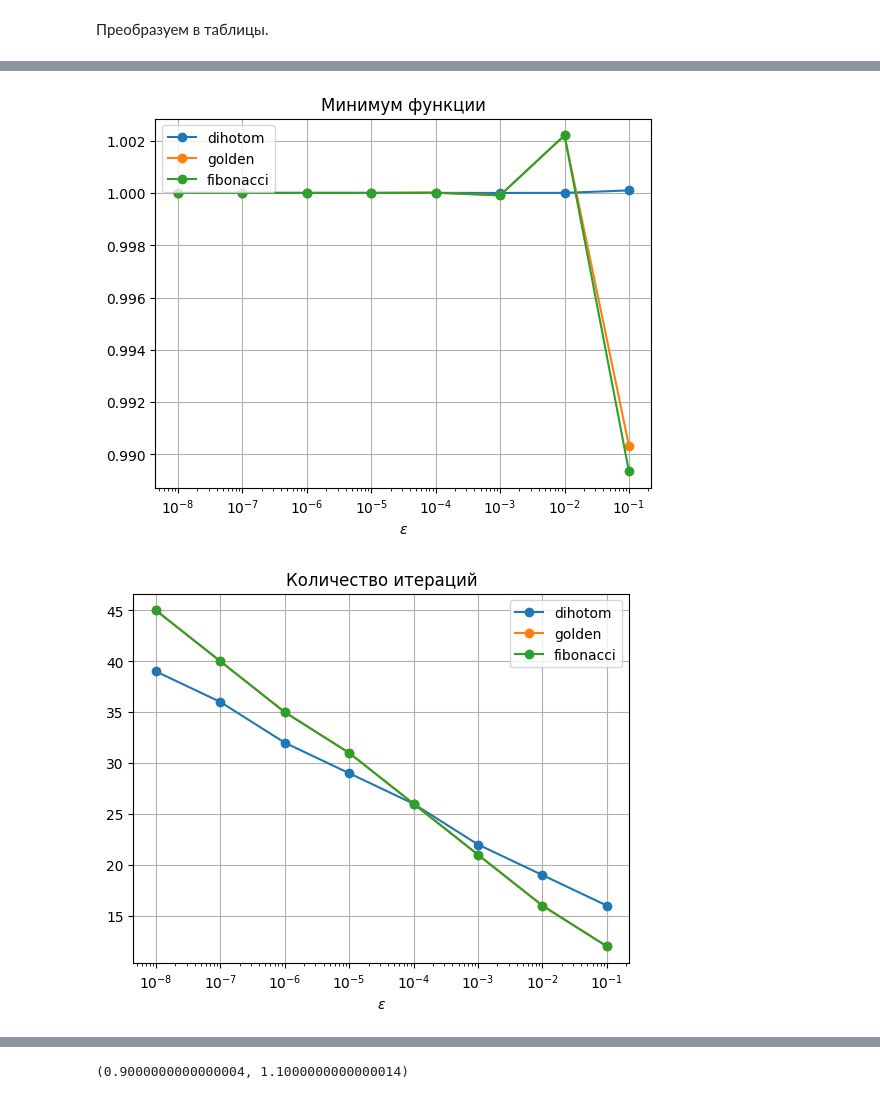
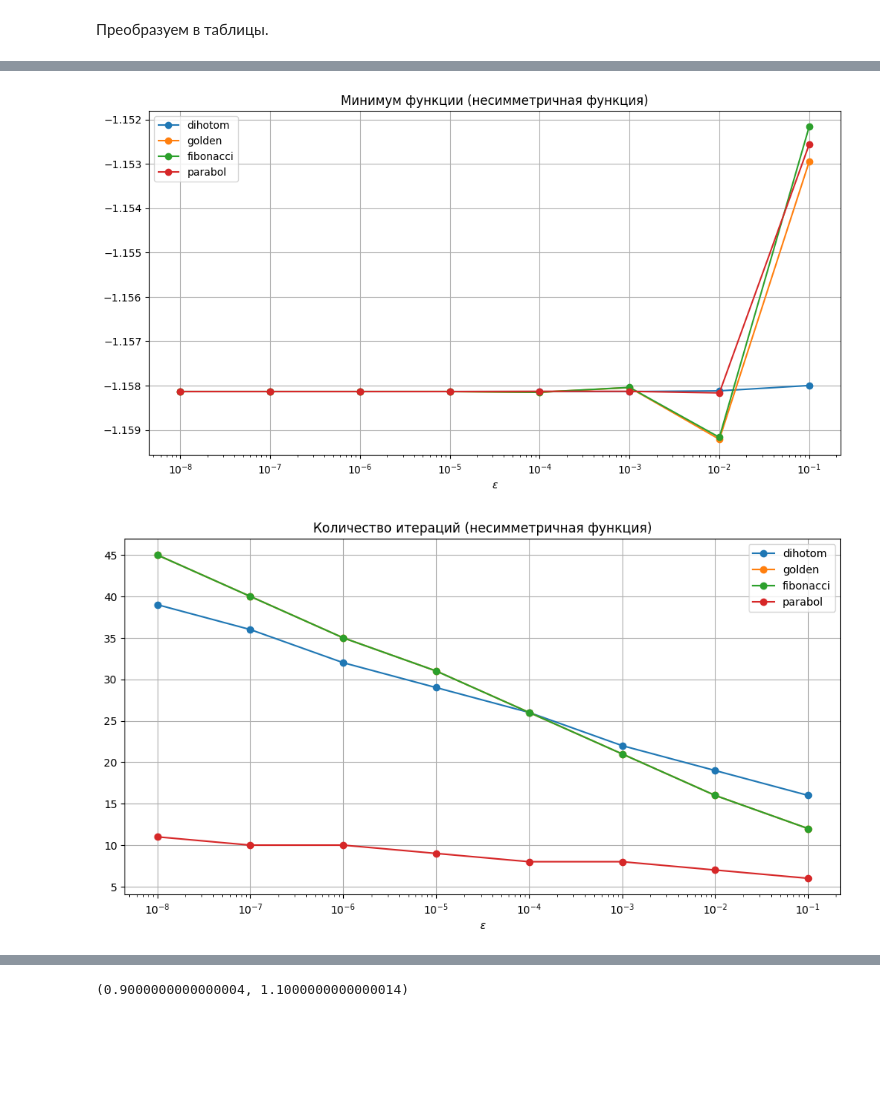
Before and after one commit to romangorbunov91/linear-search, a Jupyter notebook: notebook.ipynb, the cells around one changed output, grey strips where cells are left out. Drawn from its saved outputs; the diff is of its cells as text; code cells hidden in the pictures; blank space fills up the shorter version.

```diff
--- a/notebook.ipynb
+++ b/notebook.ipynb
@@ -6,13 +7,12 @@ import pandas as pd
 import matplotlib.pyplot as plt
 # %%
 def f_unimod(x):
-    return 0.4 * (x-1)**2 + 1
+    return 0.4 * (x-1.05)**2 + 1
 def f_nonsym(x):
     return 0.4 * x**2 + 2*np.sin(x) + 0.2*np.cos(2*x+2)
-    #return 1e-6 * (x-3.5)**8
+    #return 1e-3 * (x-3.5)**4
 def f_mulmod(x):
     return 0.5 * x**2 + 5*np.sin(x-4) + 0.5*np.cos(2*x)
-    #return 0.5 * x**2 + 5*np.sin(x-4) + 5*np.cos(2 * x) + 10*np.cos(3 * x)
 
 x_min = -10.0
 x_max = 10.0
@@ -26,7 +26,10 @@ G_plot[1] = f_nonsym(x)
 G_plot[2] = f_mulmod(x)
 
 labels = ['унимодальная', 'несимметричная', 'многомодальная']
-plt.figure(figsize=(10,5))
+
+user_figsize = (12, 6)
+
+plt.figure(figsize=user_figsize)
 for lbl, G in zip(labels, G_plot):
     plt.plot(x, G, label=lbl)
 plt.legend()
@@ -34,6 +37,6 @@ plt.title('Графики минимизируемых функций')
 plt.xlabel('x')
 plt.ylabel('f(x)')
 plt.grid(True)
-plt.savefig('functions.png', bbox_inches='tight')
+plt.savefig('readme_img/functions.png', bbox_inches='tight')
 plt.show()
 # %% [output]
@@ -440,5 +447,13 @@ def brent(f, x_min, x_max, max_iter, eps):
 # %%
-optim_methods = [dihotom, golden, fibonacci]#, parabol
+#func_type = f_unimod
+func_type = f_nonsym
+match func_type.__name__:
+    case 'f_unimod':
+        func_comment = 'унимодальная'
+    case 'f_nonsym':
+        func_comment = 'несимметричная'
+
+optim_methods = [dihotom, golden, fibonacci, parabol]
 N_eps = 8
 eps_var = np.logspace(-1,-8, N_eps)
 
@@ -454,7 +469,7 @@ for mdx, opt_method in enumerate(optim_methods):
     interval_list = np.empty((len(eps_var),2), dtype='object')
     for idx, eps in enumerate(eps_var):
         x_optim, iter_counter, func_counter, interval = \
-            opt_method(f=f_unimod, x_min=x_min, x_max=x_max, max_iter=max_iter, eps=eps)
+            opt_method(f=func_type, x_min=x_min, x_max=x_max, max_iter=max_iter, eps=eps)
         x_optim_list.append(x_optim)
         iter_counter_list.append(iter_counter)
         func_counter_list.append(func_counter)
@@ -533,13 +548,14 @@ plot_list = [x_optim_df, iter_counter_df, func_counter_df]
 plot_name = ['Минимум функции', 'Количество итераций', 'Количество вычислений функции']
 # %%
 for plt_lst, plt_name in zip(plot_list, plot_name):
+    plt.figure(figsize=user_figsize)
     plt.plot(eps_var, plt_lst[method_names], marker='.', markersize=12)
-    plt.title(plt_name)
+    plt.title(plt_name + ' (' + func_comment + ' функция)')
     plt.grid()
     plt.xscale('log')
     plt.xlabel('$\epsilon$')
     plt.legend(method_names)
     plt.show()
 # %% [output]
-[figure, old version]
+[figure, new version]
-[figure, old version]
+[figure, new version]
```
Also changed, not shown: parts of 13 cells of this notebook, 2 other files.
